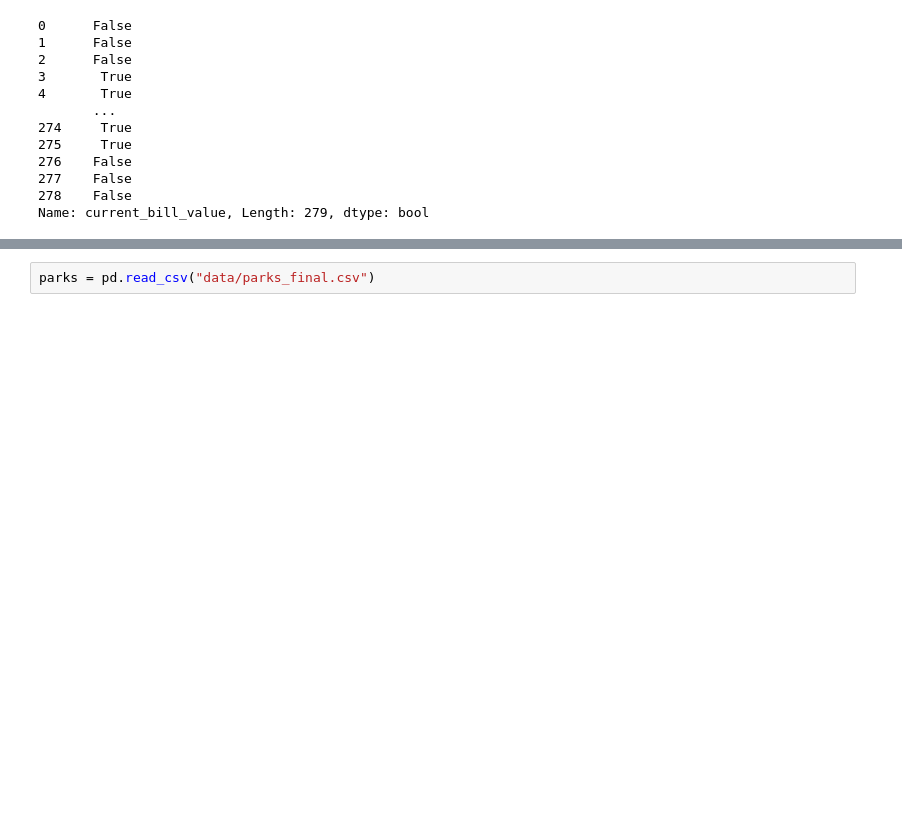
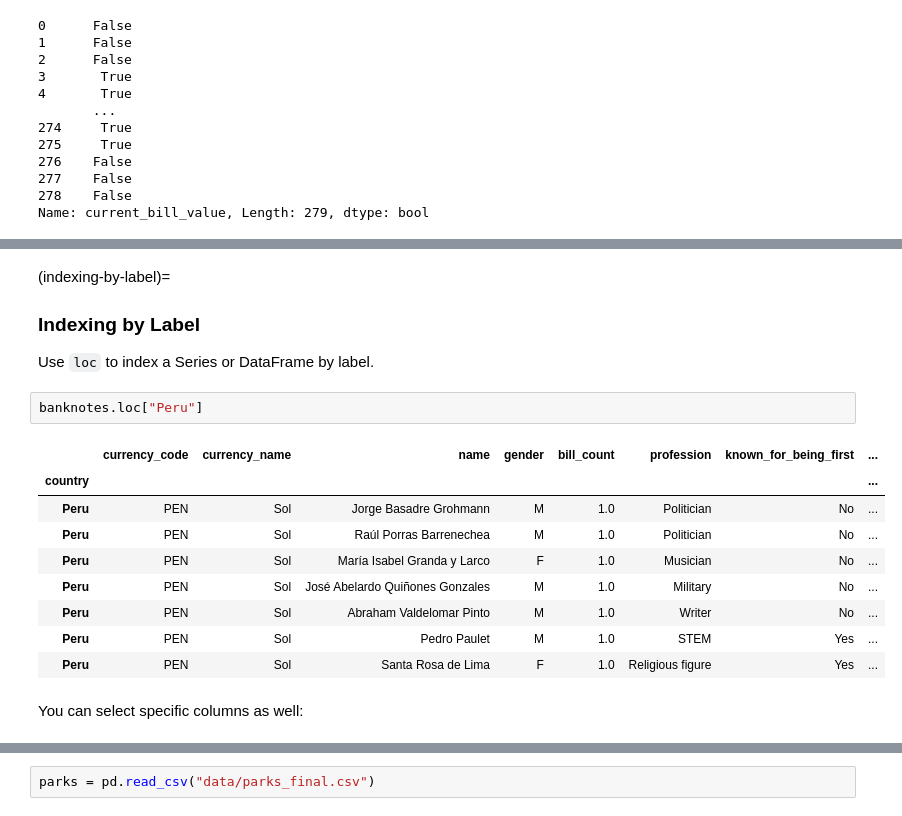
Before and after one commit to ucdavisdatalab/workshop_python_basics, a Jupyter notebook: _sources/chapters/02_pandas-basics.ipynb, the cells around one changed output, grey strips where cells are left out. Saved outputs shown, nothing was run; the diff lists cells and outputs as text; blank space fills up the shorter version.

```diff
--- a/_sources/chapters/02_pandas-basics.ipynb
+++ b/_sources/chapters/02_pandas-basics.ipynb
@@ -582,0 +744,19 @@ Name: current_bill_value, Length: 279, dtype: bool
+# %% [markdown]
+(indexing-by-label)=
+### Indexing by Label
+
+Use `loc` to index a Series or DataFrame by label.
+# %%
+banknotes.loc["Peru"]
+# %% [output]
+|  | currency_code | currency_name | name | gender | bill_count | profession | known_for_being_first | ... |
+| country |  |  |  |  |  |  |  | ... |
+| Peru | PEN | Sol | Jorge Basadre Grohmann | M | 1.0 | Politician | No | ... |
+| Peru | PEN | Sol | Raúl Porras Barrenechea | M | 1.0 | Politician | No | ... |
+| Peru | PEN | Sol | María Isabel Granda y Larco | F | 1.0 | Musician | No | ... |
+| Peru | PEN | Sol | José Abelardo Quiñones Gonzales | M | 1.0 | Military | No | ... |
+| Peru | PEN | Sol | Abraham Valdelomar Pinto | M | 1.0 | Writer | No | ... |
+| Peru | PEN | Sol | Pedro Paulet | M | 1.0 | STEM | Yes | ... |
+| Peru | PEN | Sol | Santa Rosa de Lima | F | 1.0 | Religious figure | Yes | ... |
+# %% [markdown]
+You can select specific columns as well:
```
Also changed, not shown: parts of 101 cells of this notebook, 5 other files.
